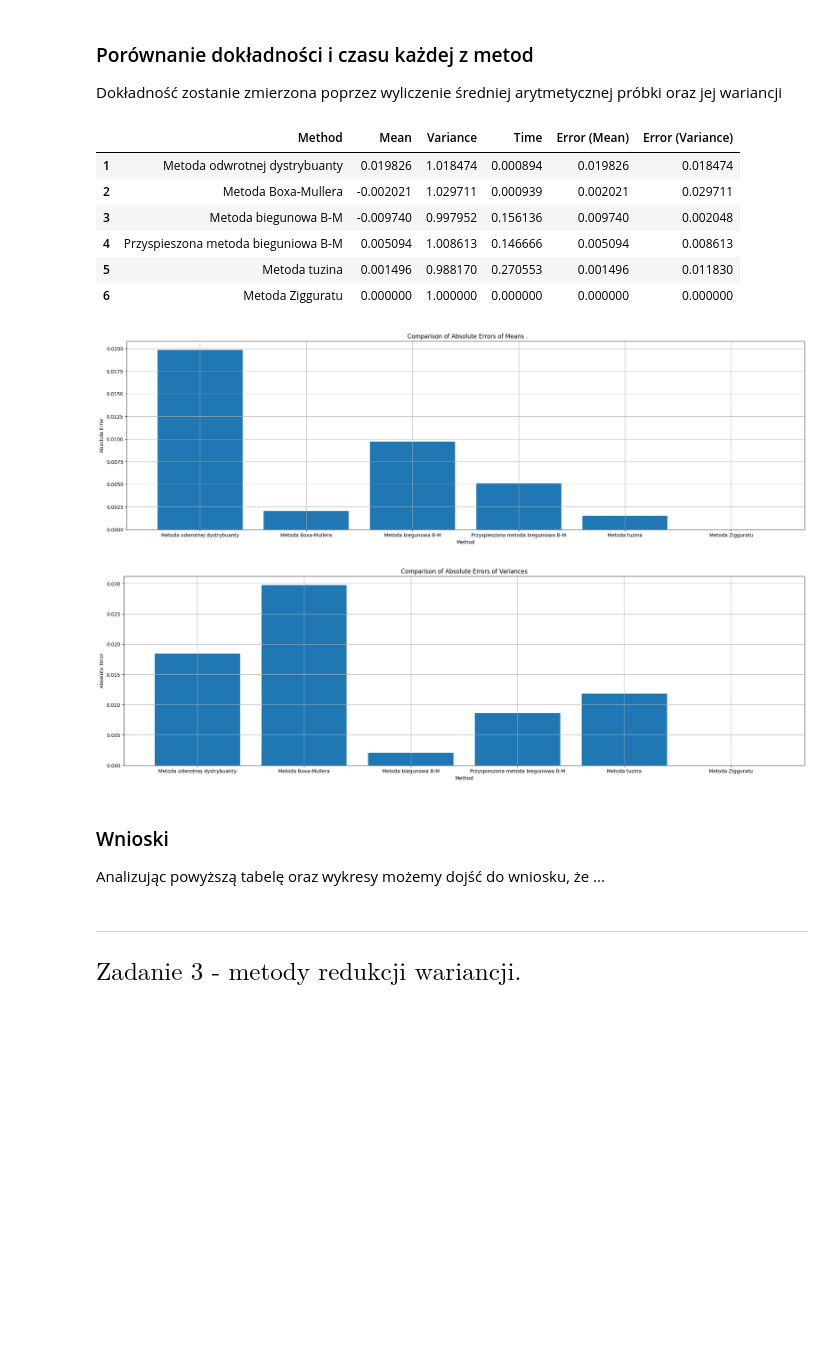
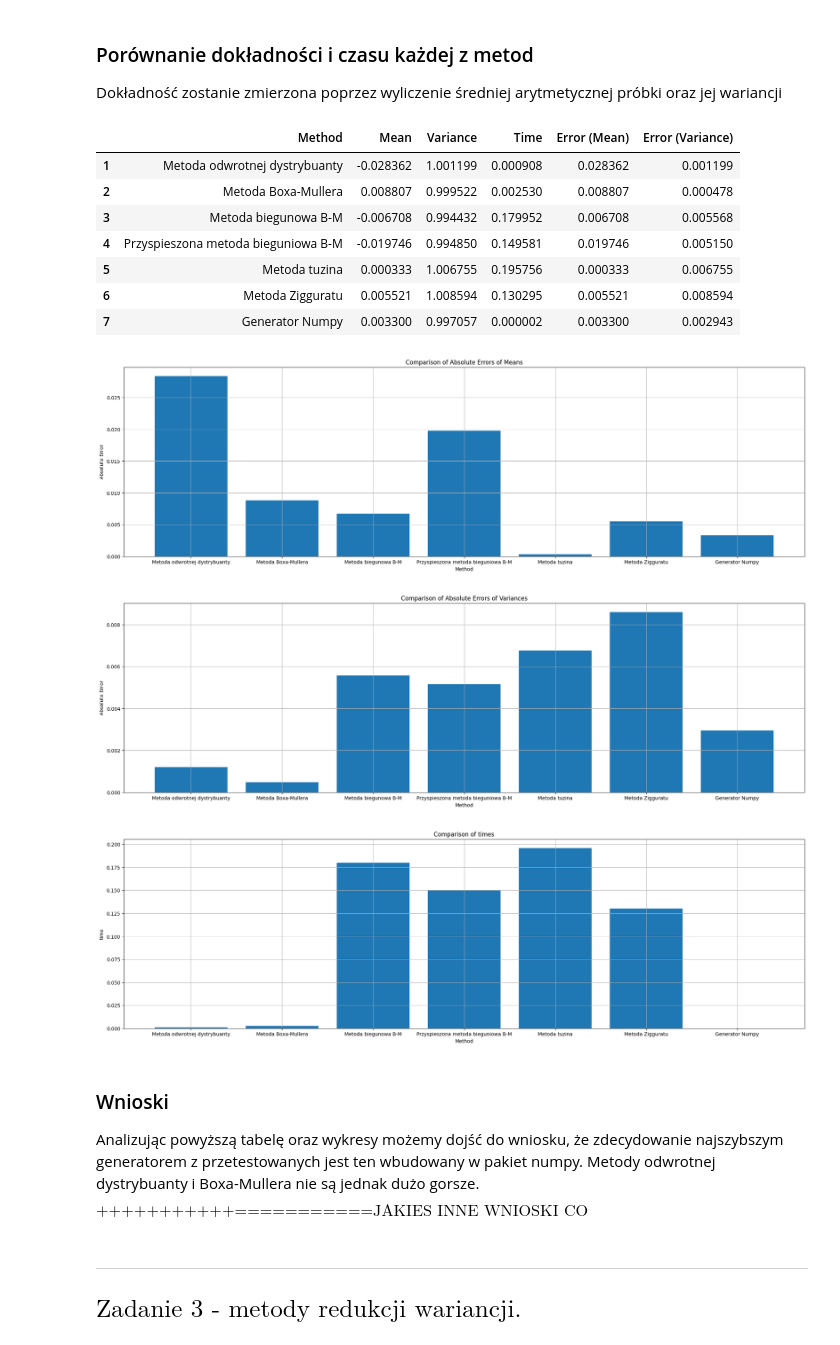
Before and after one commit to mathieuboro/symulacje, a Jupyter notebook: Raport_Sym.ipynb, the cells around one changed output. Saved outputs shown, nothing was run; the diff lists cells and outputs as text; code cells hidden in the pictures; blank space fills up the shorter version.

```diff
--- a/Raport_Sym.ipynb
+++ b/Raport_Sym.ipynb
@@ -356,0 +402,5 @@ plot_pdf_cdf(generated_ziggurat)
+# %%
+generated_numpy = np.random.normal(mu,sigma,size = n)
+time_np = timeit.timeit(lambda: generated_numpy, number = 1)
+plot_pdf_cdf(generated_numpy)
+print('Czas wygenerowania {} próbek dla generatora numpy to:'.format(n),time_np,'s' )
@@ -358,29 +411,27 @@ plot_pdf_cdf(generated_ziggurat)
 ### Porównanie dokładności i czasu każdej z metod
 Dokładność zostanie zmierzona poprzez wyliczenie średniej arytmetycznej próbki oraz jej wariancji
 # %%
+mean_np = np.mean(generated_numpy)
 mean_1 = np.mean(generated_normal)
 mean_box_muller = np.mean(x1)
 mean_polar_box_muller = np.mean(x2)
 mean__fast_polar_box_muller = np.mean(x3)
 mean_tuzin = np.mean(tuzin_sample)
+mean_ziggurat = np.mean(generated_ziggurat)
 
-#mean_ziggurat = np.mean(generated_ziggurat)
-mean_ziggurat = 0
-
+var_np = np.var(generated_numpy)
 var_1 = np.var(generated_normal)
 var_box_muller = np.var(x1)
 var_polar_box_muller= np.var(x2)
 var__fast_polar_box_muller = np.var(x3)
 var_tuzin = np.var(tuzin_sample)
+var_ziggurat = np.var(generated_ziggurat)
 
-#var_ziggurat = np.var(generated_ziggurat)
-var_ziggurat = 1
-time_ziggurat= 0
 
-names = ['Metoda odwrotnej dystrybuanty','Metoda Boxa-Mullera','Metoda biegunowa B-M','Przyspieszona metoda bieguniowa B-M','Metoda tuzina','Metoda Zigguratu']
-means = [mean_1,mean_box_muller,mean_polar_box_muller,mean__fast_polar_box_muller,mean_tuzin,mean_ziggurat]
-variances = [var_1,var_box_muller,var_polar_box_muller,var__fast_polar_box_muller,var_tuzin,var_ziggurat]
-times = [time1,time_box_muller,time_polar_box_muller,time_fast_box_muller,time_tuzin, time_ziggurat]
+names = ['Metoda odwrotnej dystrybuanty','Metoda Boxa-Mullera','Metoda biegunowa B-M','Przyspieszona metoda bieguniowa B-M','Metoda tuzina','Metoda Zigguratu','Generator Numpy']
+means = [mean_1,mean_box_muller,mean_polar_box_muller,mean__fast_polar_box_muller,mean_tuzin,mean_ziggurat,mean_np]
+variances = [var_1,var_box_muller,var_polar_box_muller,var__fast_polar_box_muller,var_tuzin,var_ziggurat,var_np]
+times = [time1,time_box_muller,time_polar_box_muller,time_fast_box_muller,time_tuzin, time_zigg,time_np]
 
 errors_mean = []
 errors_var = []
@@ -395,44 +446,57 @@ data = {
     'Method': names,
     'Mean': means,
     'Variance': variances,
     'Time': times,
     'Error (Mean)': errors_mean,
     'Error (Variance)': errors_var
 }
 
 
 df = pd.DataFrame(data)
 df.index = df.index + 1
 display(df)
 
 plt.figure(figsize=(25,7))
 plt.bar(names,errors_mean)
 plt.title("Comparison of Absolute Errors of Means")
 plt.xlabel("Method")
 plt.ylabel("Absolute Error")
 plt.grid(True)
 plt.show()
 
 plt.figure(figsize=(25,7))
 plt.bar(names,errors_var)
 plt.title("Comparison of Absolute Errors of Variances")
 plt.xlabel("Method")
 plt.ylabel("Absolute Error")
 plt.grid(True)
 plt.show()
+
+plt.figure(figsize=(25,7))
+plt.bar(names,times)
+plt.title("Comparison of times")
+plt.xlabel("Method")
+plt.ylabel("time")
+plt.grid(True)
+plt.show()
 # %% [output]
 |  | Method | Mean | Variance | Time | Error (Mean) | Error (Variance) |
-| 1 | Metoda odwrotnej dystrybuanty | 0.019826 | 1.018474 | 0.000894 | 0.019826 | 0.018474 |
-| 2 | Metoda Boxa-Mullera | -0.002021 | 1.029711 | 0.000939 | 0.002021 | 0.029711 |
-| 3 | Metoda biegunowa B-M | -0.009740 | 0.997952 | 0.156136 | 0.009740 | 0.002048 |
-| 4 | Przyspieszona metoda bieguniowa B-M | 0.005094 | 1.008613 | 0.146666 | 0.005094 | 0.008613 |
-| 5 | Metoda tuzina | 0.001496 | 0.988170 | 0.270553 | 0.001496 | 0.011830 |
-| 6 | Metoda Zigguratu | 0.000000 | 1.000000 | 0.000000 | 0.000000 | 0.000000 |
+| 1 | Metoda odwrotnej dystrybuanty | -0.028362 | 1.001199 | 0.000908 | 0.028362 | 0.001199 |
+| 2 | Metoda Boxa-Mullera | 0.008807 | 0.999522 | 0.002530 | 0.008807 | 0.000478 |
+| 3 | Metoda biegunowa B-M | -0.006708 | 0.994432 | 0.179952 | 0.006708 | 0.005568 |
+| 4 | Przyspieszona metoda bieguniowa B-M | -0.019746 | 0.994850 | 0.149581 | 0.019746 | 0.005150 |
+| 5 | Metoda tuzina | 0.000333 | 1.006755 | 0.195756 | 0.000333 | 0.006755 |
+| 6 | Metoda Zigguratu | 0.005521 | 1.008594 | 0.130295 | 0.005521 | 0.008594 |
+| 7 | Generator Numpy | 0.003300 | 0.997057 | 0.000002 | 0.003300 | 0.002943 |
-[figure, old version]
+[figure, new version]
-[figure, old version]
+[figure, new version]
+[figure, added]
 # %% [markdown]
 ### Wnioski
-Analizując powyższą tabelę oraz wykresy możemy dojść do wniosku, że ...
+Analizując powyższą tabelę oraz wykresy możemy dojść do wniosku, że zdecydowanie najszybszym generatorem z przetestowanych jest ten wbudowany w pakiet numpy. Metody odwrotnej dystrybuanty i Boxa-Mullera nie są jednak dużo gorsze.
+$$
+\text{+++++++++++===========JAKIES INNE WNIOSKI CO NIE+++++++++============}
+$$
 # %% [markdown]
 ___
 ## $\text{Zadanie 3 - metody redukcji wariancji.}$
```
Also changed, not shown: parts of 30 cells of this notebook.
